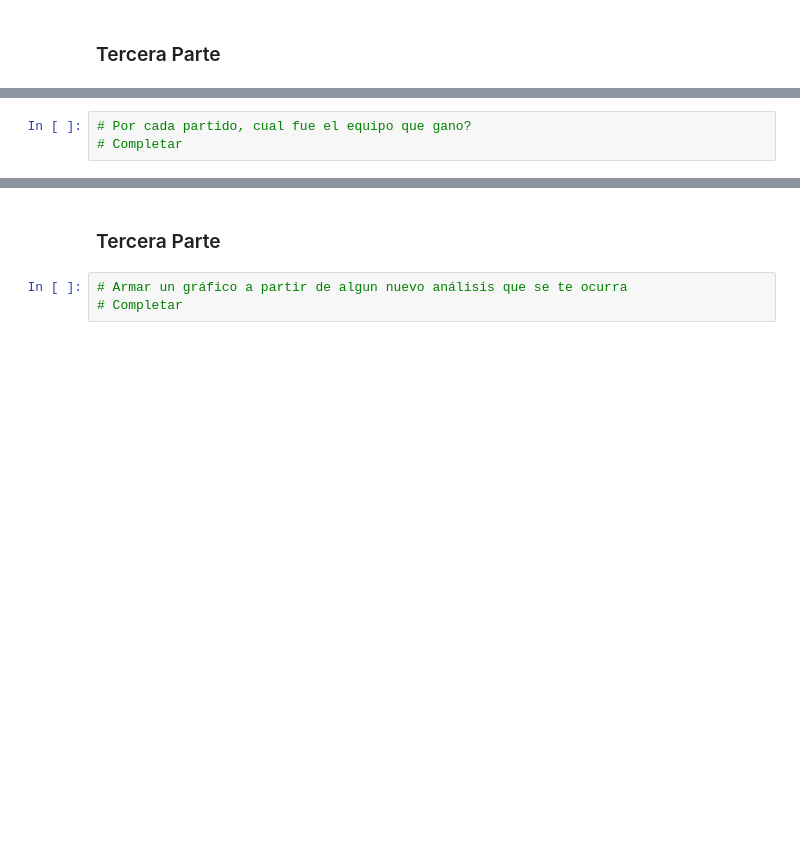
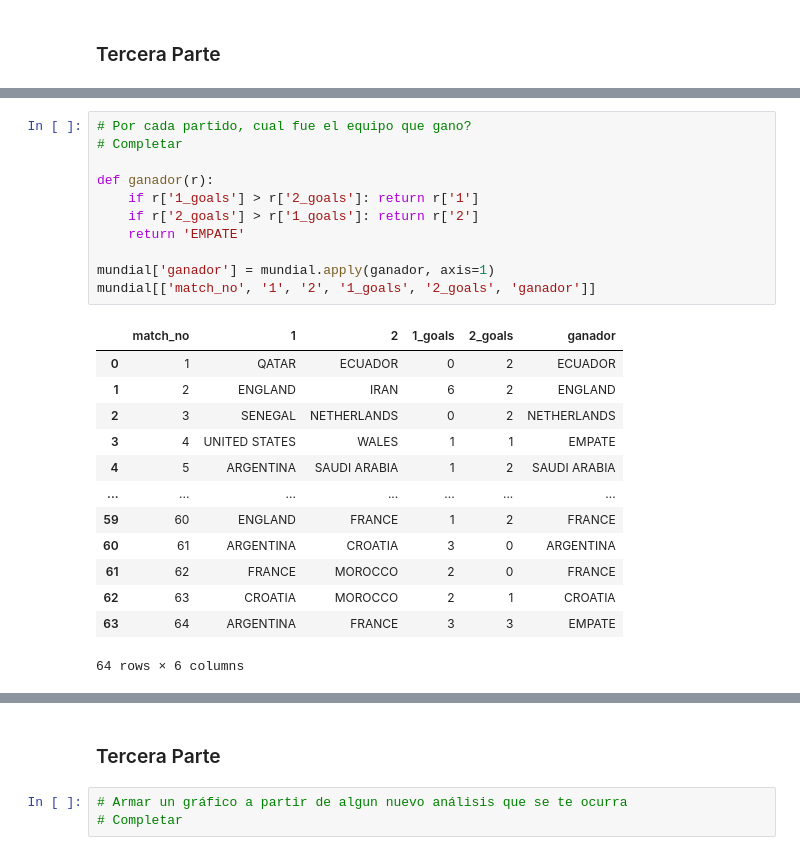
Before and after one commit to matid2710/tecnologias-emergentes-4d-mundial-qatar-2022-mundial-qatar-2022, a Jupyter notebook: mundial_qatar_2022.ipynb, the cells around one changed output, grey strips where cells are left out. Saved outputs shown, nothing was run; the diff lists cells and outputs as text; blank space fills up the shorter version.

```diff
--- a/mundial_qatar_2022.ipynb
+++ b/mundial_qatar_2022.ipynb
@@ -324,6 +384,28 @@ fig, ax = plt.subplots()
-# %%
-# Por cada partido, cual fue el equipo que gano?
-# Completar
+# %%
+# Por cada partido, cual fue el equipo que gano?
+# Completar
+
+def ganador(r):
+    if r['1_goals'] > r['2_goals']: return r['1']
+    if r['2_goals'] > r['1_goals']: return r['2']
+    return 'EMPATE'
+
+mundial['ganador'] = mundial.apply(ganador, axis=1)
+mundial[['match_no', '1', '2', '1_goals', '2_goals', 'ganador']]
+# %% [output]
+|  | match_no | 1 | 2 | 1_goals | 2_goals | ganador |
+| 0 | 1 | QATAR | ECUADOR | 0 | 2 | ECUADOR |
+| 1 | 2 | ENGLAND | IRAN | 6 | 2 | ENGLAND |
+| 2 | 3 | SENEGAL | NETHERLANDS | 0 | 2 | NETHERLANDS |
+| 3 | 4 | UNITED STATES | WALES | 1 | 1 | EMPATE |
+| 4 | 5 | ARGENTINA | SAUDI ARABIA | 1 | 2 | SAUDI ARABIA |
+| ... | ... | ... | ... | ... | ... | ... |
+| 59 | 60 | ENGLAND | FRANCE | 1 | 2 | FRANCE |
+| 60 | 61 | ARGENTINA | CROATIA | 3 | 0 | ARGENTINA |
+| 61 | 62 | FRANCE | MOROCCO | 2 | 0 | FRANCE |
+| 62 | 63 | CROATIA | MOROCCO | 2 | 1 | CROATIA |
+| 63 | 64 | ARGENTINA | FRANCE | 3 | 3 | EMPATE |
+64 rows × 6 columns
 # %%
 # En cada fase del mundial, cual fue el equipo que hizo mas goles?
 # Completar
```
Also changed, not shown: parts of 15 cells of this notebook.
